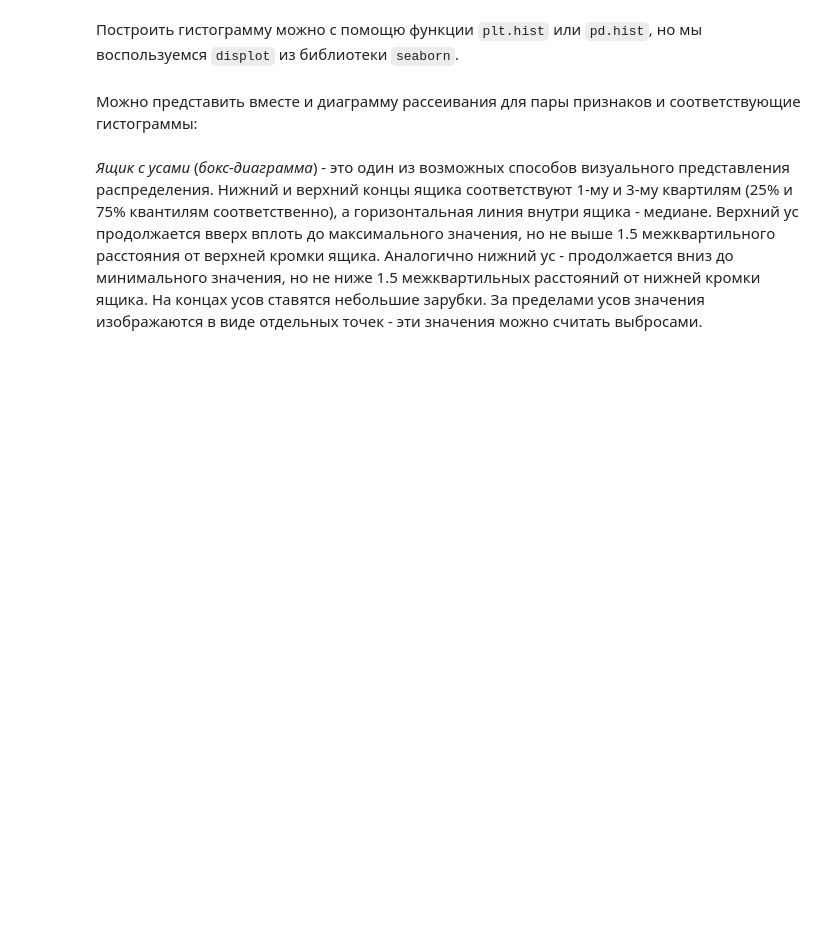
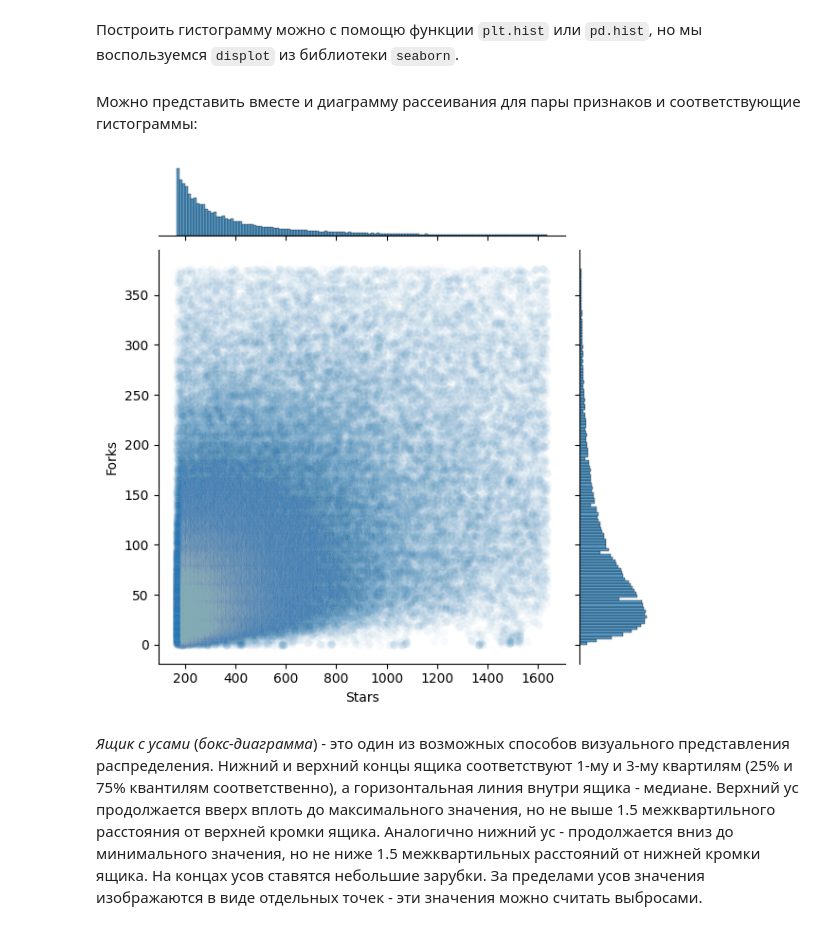
Before and after one commit to AndreyBugrov/MachineLearningCourse, a Jupyter notebook: github_repositories.ipynb, the cells around one changed output. Cells and saved outputs as stored; diff of their text form; code cells hidden in the pictures; blank space fills up the shorter version.

```diff
--- a/github_repositories.ipynb
+++ b/github_repositories.ipynb
@@ -250,12 +187,10 @@ memory usage: 26.5+ MB
 # %%
 data_raw['Name'] = data_raw['Name'].astype('category')
 data_raw['Description'] = data_raw['Description'].astype('category')
-data_raw['URL'] = data_raw['URL'].astype('category')
-data_raw['Created At'] = data_raw['Created At'].astype('category')
-data_raw['Updated At'] = data_raw['Updated At'].astype('category')
 data_raw['Homepage'] = data_raw['Homepage'].astype('category')
-data_raw['Language'] = data_raw['URL'].astype('category')
-data_raw['License'] = data_raw['URL'].astype('category')
-data_raw['Topics'] = data_raw['URL'].astype('category')
+data_raw['License'] = data_raw['License'].astype('category')
+data_raw['Topics'] = data_raw['Topics'].astype('category')
 data_raw['Default Branch'] = data_raw['Default Branch'].astype('category')
+# %%
+data_raw['Language'] = data_raw['Language'].astype('category')
 # %%
@@ -778,8 +671,10 @@ Name: Name, Length: 196820, dtype: int64
 # %% [markdown]
 Можно представить вместе и диаграмму рассеивания для пары признаков и соответствующие гистограммы:
 # %%
-# sns.jointplot(x='Area', y='Price', alpha=.05, data=data)
-# pass
+sns.jointplot(x='Stars', y='Forks', alpha=.03, data=data)
+pass
+# %% [output]
+[figure, added]
 # %%
 # sns.displot(data['Area'], bins = 20, kde=True)
 # pass
```
Also changed, not shown: parts of 41 cells of this notebook.
